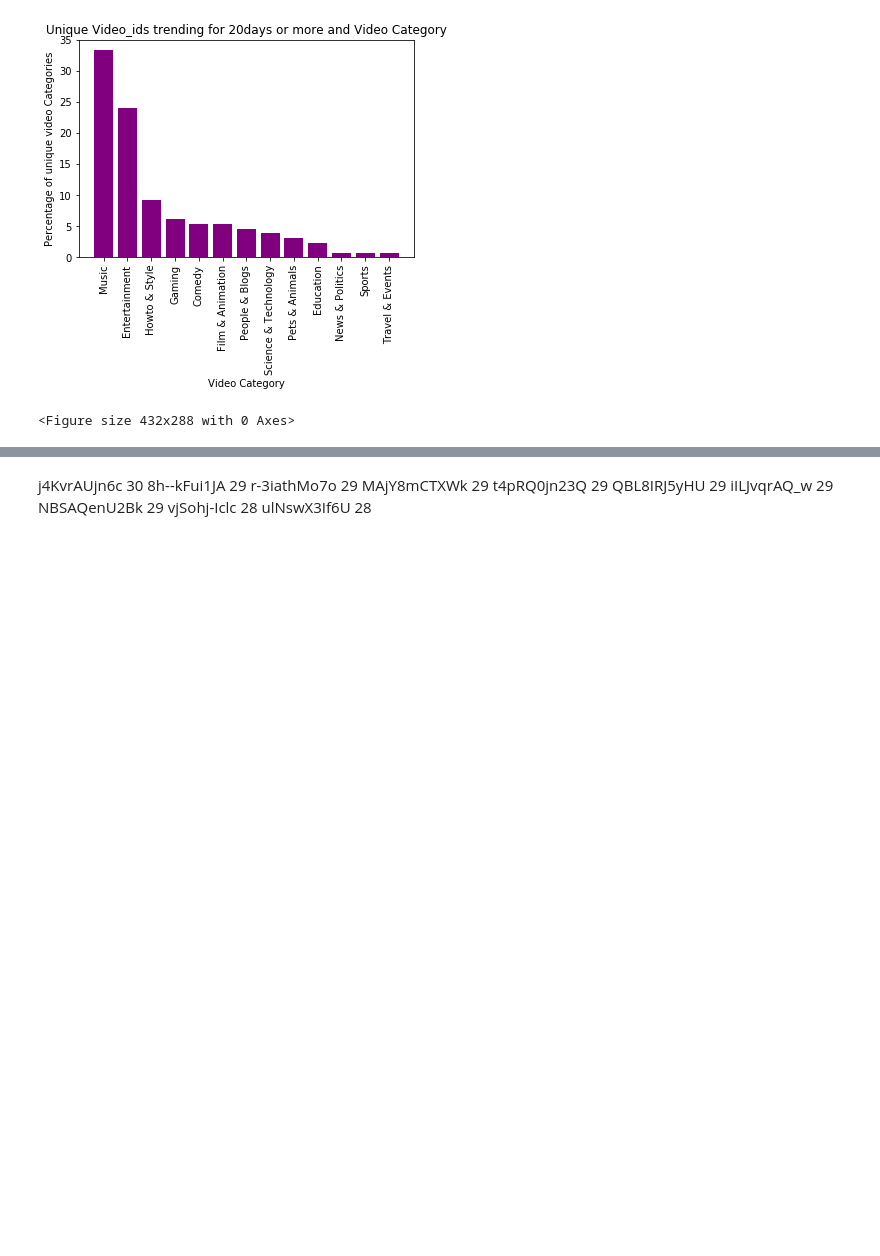
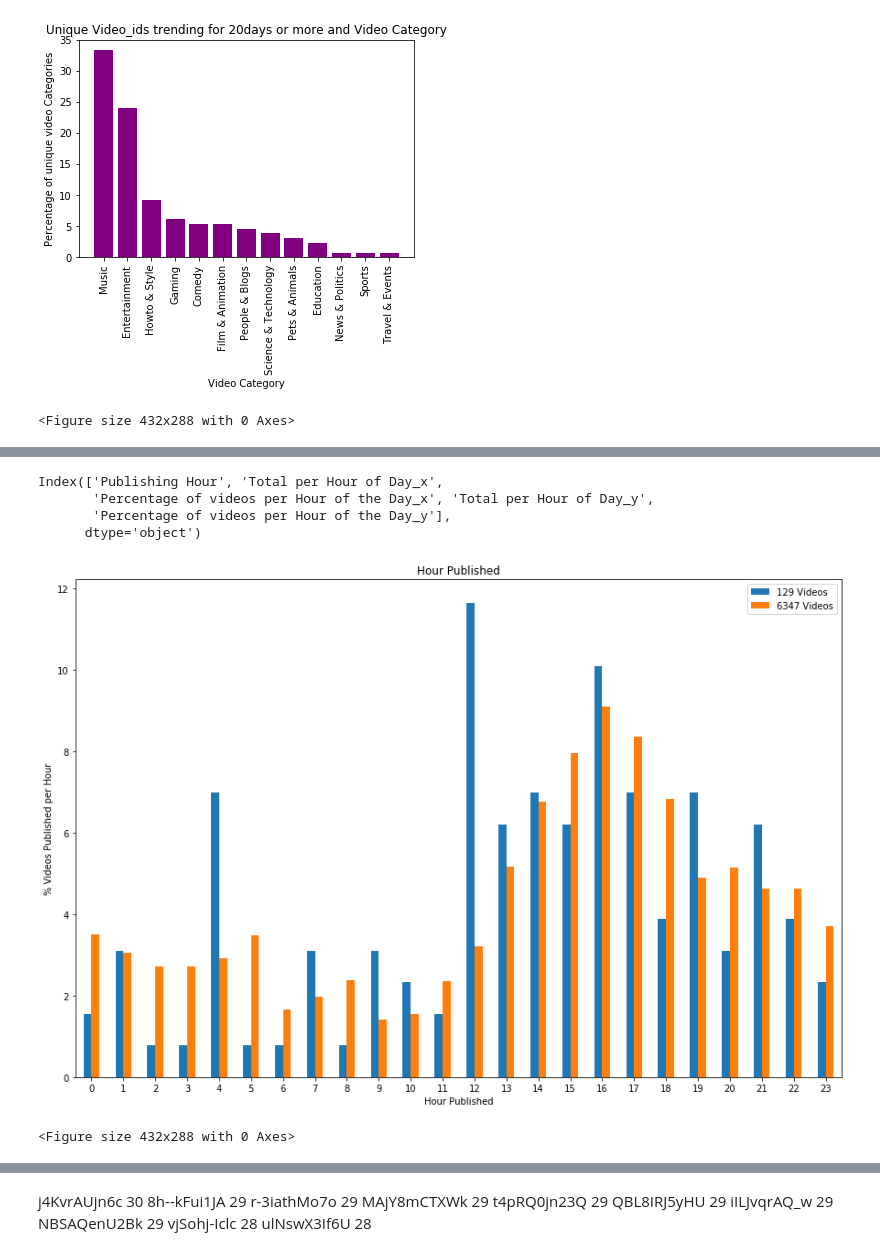
Before and after one commit to kimco2/project_1_misison_youtube, a Jupyter notebook: US_youtube_release_time_day.ipynb, the cells around one changed output, grey strips where cells are left out. Cells and saved outputs as stored; diff of their text form; code cells hidden in the pictures; blank space fills up the shorter version.

```diff
--- a/US_youtube_release_time_day.ipynb
+++ b/US_youtube_release_time_day.ipynb
@@ -604,3 +604,6 @@ plt.savefig("ImagesObj3/Fig10Category.png", dpi=100)
 # plt.title("Top 20 Video_ids and Publish Time")
 # plt.gcf
 # plt.show()
+# %%
+publish_time_day_df = pd.merge(sorted_time_count_20_more_days_trending_df,sorted_time_count_df, how = "inner",on=["Publishing Hour"])
+publish_time_day_df.round({'Percentage of videos per Hour of the Day_x':2,'Percentage of videos per Hour of the Day_y':2 })
@@ -606,0 +628,22 @@ plt.savefig("ImagesObj3/Fig10Category.png", dpi=100)
+# %%
+publish_time_day_df.columns
+# %% [output]
+Index(['Publishing Hour', 'Total per Hour of Day_x',
+       'Percentage of videos per Hour of the Day_x', 'Total per Hour of Day_y',
+       'Percentage of videos per Hour of the Day_y'],
+      dtype='object')
+# %%
+index = publish_time_day_df['Publishing Hour']
+days_20_longer = publish_time_day_df['Percentage of videos per Hour of the Day_x']
+Total = publish_time_day_df['Percentage of videos per Hour of the Day_y']
+
+df = pd.DataFrame({"129 Videos": days_20_longer, "6347 Videos": Total}, index=index)
+df.plot.bar(rot=0, figsize=(15, 10))
+plt.xlabel("Hour Published")
+plt.ylabel("% Videos Published per Hour")
+plt.title("Hour Published")
+plt.show()
+plt.savefig("ImagesObj3/Fig11PublishHour.png", dpi=100)
+# %% [output]
+[figure, added]
+<Figure size 432x288 with 0 Axes>
```
Also changed, not shown: parts of 29 cells of this notebook, 1 other file.
